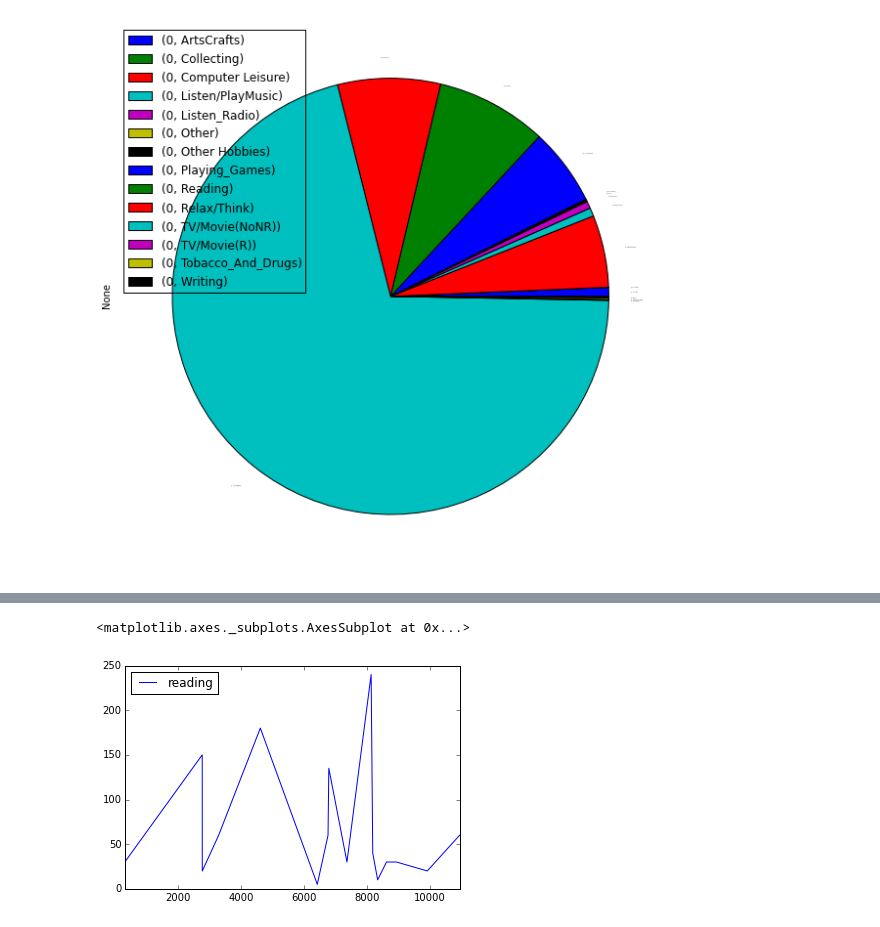
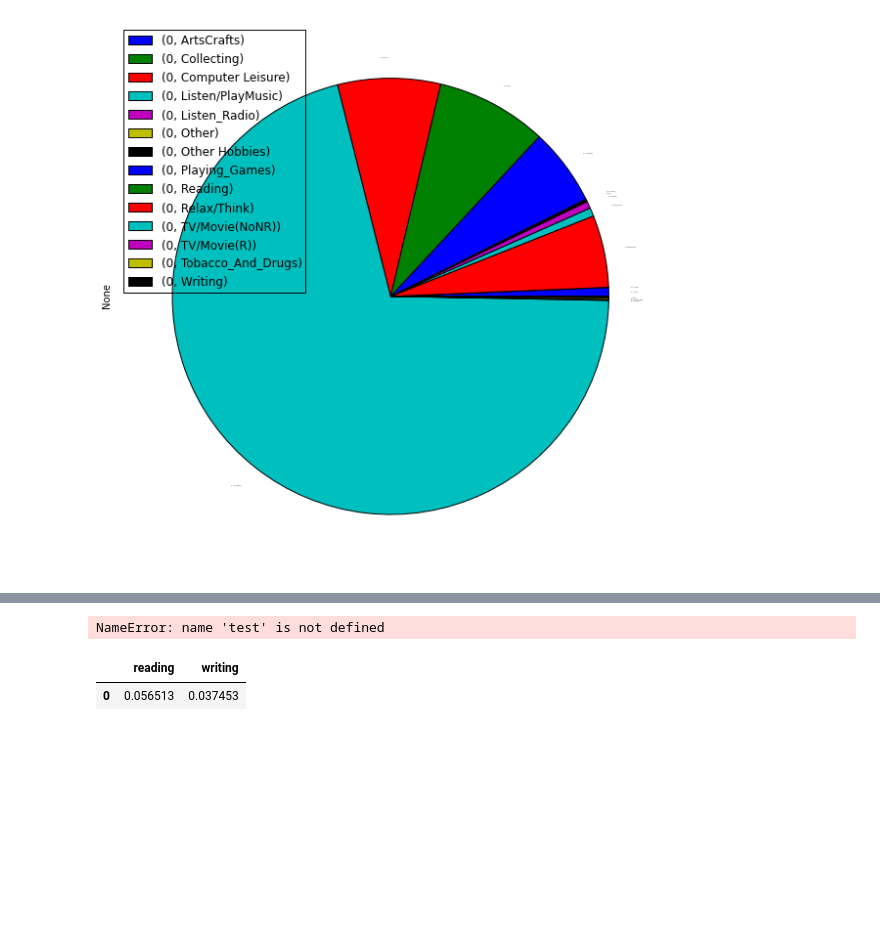
Before and after one commit to tiy-gvl-python/atus-analysis, a Jupyter notebook: Starting Point.ipynb, the cells around one changed output, grey strips where cells are left out. Saved outputs shown, nothing was run; the diff lists cells and outputs as text; code cells hidden in the pictures; blank space fills up the shorter version.

```diff
--- a/Starting Point.ipynb
+++ b/Starting Point.ipynb
@@ -369,2 +369 @@ key = {"tucaseid": 'household', "TUFINLWGT": "weight", 'TRYHHCHILD': "Age_of_you
-test = summary.rename(columns=key)
-test.head()
+.rename(index=None, columns=key, **kwargs)
@@ -477,5 +434,10 @@ full time or part time
-# %%
-newdataiset.plot()
-# %% [output]
-<matplotlib.axes._subplots.AxesSubplot at 0x...>
-[figure, removed]
+# %%
+agequery = test.Age < 18
+newdataiset = datasets(test)
+# %% [output]
+NameError: name 'test' is not defined
+# %%
+newdataiset#.stack().plot("pie",  subplots=True, figsize=(10, 10), legend=True, fontsize=10)
+# %% [output]
+|  | reading | writing |
+| 0 | 0.056513 | 0.037453 |
```
Also changed, not shown: parts of 7 cells of this notebook, 6 other files.
